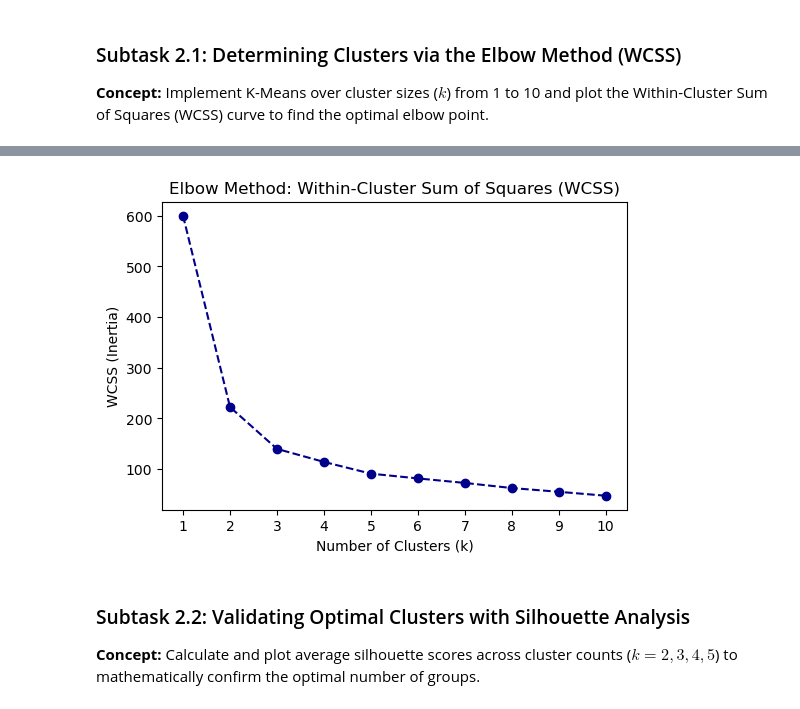
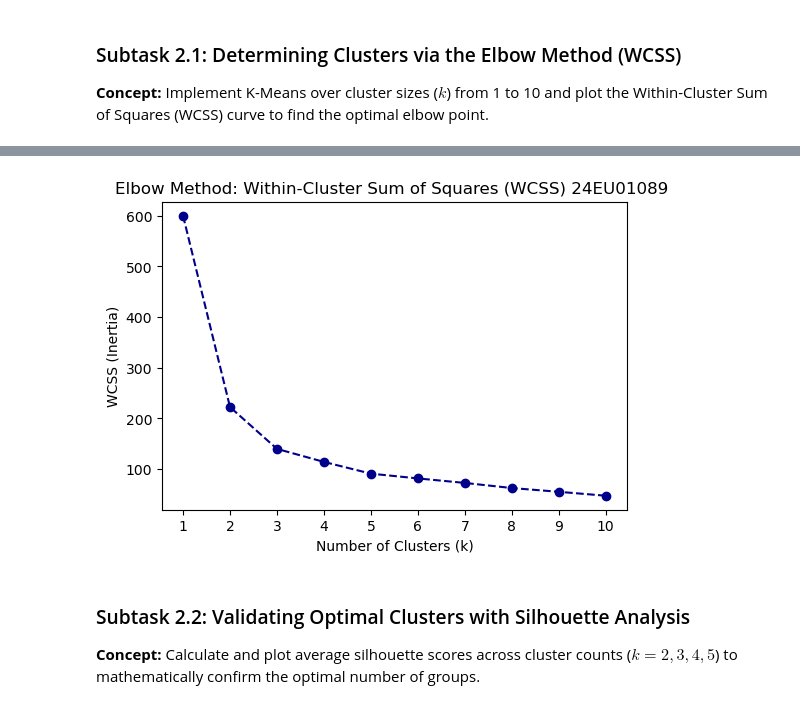
Before and after one commit to BHUVANA-VENKATA-SAI/MACHINE-LEARNING-24EU01089, a Jupyter notebook: EXPERIMENT-6.ipynb, the cells around one changed output, grey strips where cells are left out. Drawn from its saved outputs; the diff is of its cells as text; code cells hidden in the pictures.

```diff
--- a/EXPERIMENT-6.ipynb
+++ b/EXPERIMENT-6.ipynb
@@ -368,14 +822,29 @@ for k in k_range:
 # %%
+import warnings
+warnings.filterwarnings("ignore")
+
+from sklearn.cluster import KMeans
+import matplotlib.pyplot as plt
+
+wcss = []
+k_range = range(1, 11)
+
+# Fit K-Means iteratively
+for k in k_range:
+    kmeans = KMeans(n_clusters=k, init='k-means++', random_state=42, n_init=10)
+    kmeans.fit(X_scaled)
+    wcss.append(kmeans.inertia_)
+
 # Plot the Elbow Curve
 plt.figure(figsize=(6, 4))
 plt.plot(k_range, wcss, marker='o', linestyle='--', color='darkblue')
-plt.title("Elbow Method: Within-Cluster Sum of Squares (WCSS)")
+plt.title("Elbow Method: Within-Cluster Sum of Squares (WCSS) 24EU01089 ")
 plt.xlabel("Number of Clusters (k)")
 plt.ylabel("WCSS (Inertia)")
 plt.xticks(k_range)
 plt.show()
 # %% [output]
-[figure, old version]
+[figure, new version]
 # %% [markdown]
 ### Subtask 2.2: Validating Optimal Clusters with Silhouette Analysis
 **Concept:** Calculate and plot average silhouette scores across cluster counts ($k=2, 3, 4, 5$) to mathematically confirm the optimal number of groups.
```
Also changed, not shown: parts of 143 cells of this notebook.
